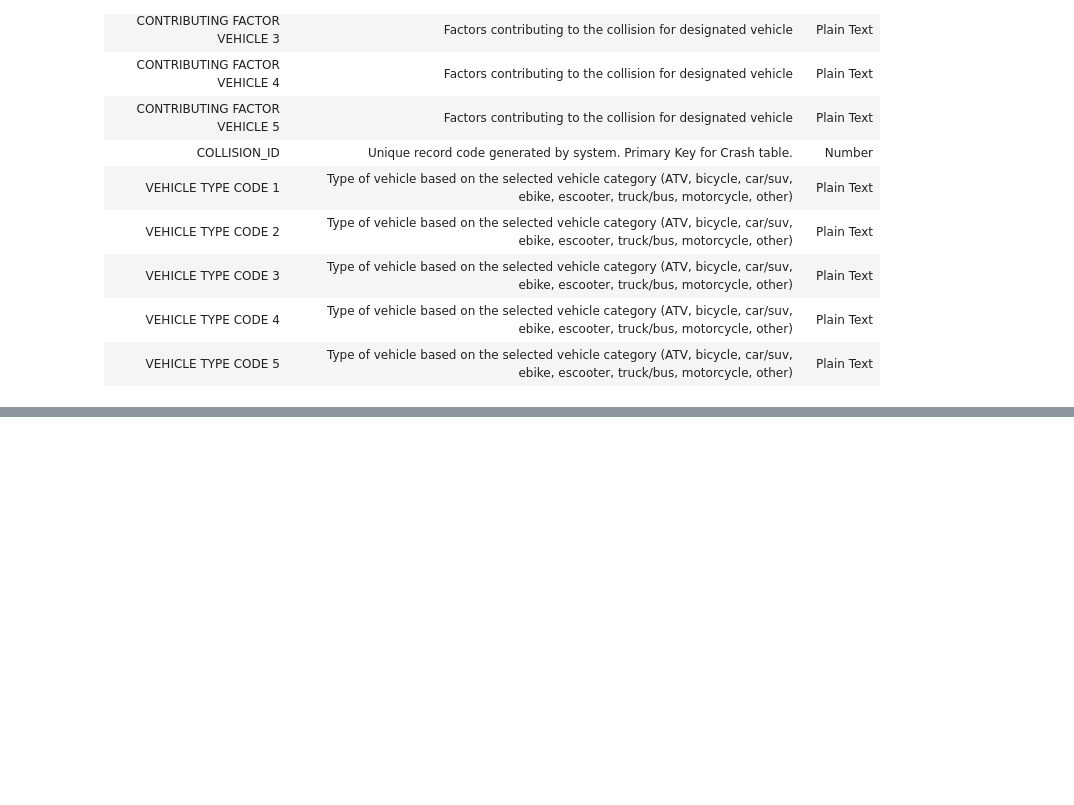
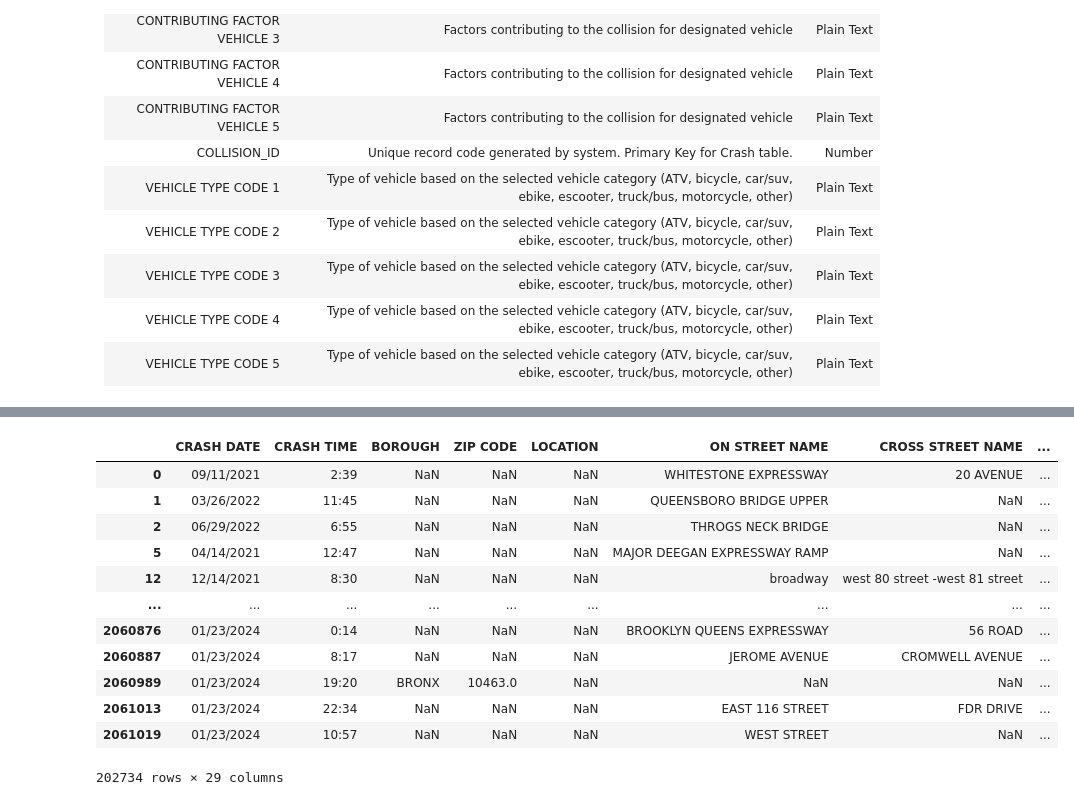
Before and after one commit to arnavailable/motor-vehicle-crashes, a Jupyter notebook: motor.ipynb, the cells around one changed output, grey strips where cells are left out. Saved outputs shown, nothing was run; the diff lists cells and outputs as text; code cells hidden in the pictures; blank space fills up the shorter version.

Commit message:
Location Data Clean
Formalised the code for location data cleaning. Just have to figure out how to run it for 2 million records.

```diff
--- a/motor.ipynb
+++ b/motor.ipynb
@@ -74,0 +100,14 @@ df[['unique_address','LAT_LON']].head()
+# %%
+# Store the location of the address in a new column 'location'
+motor['location'] = motor.LOCATION
+motor.loc[motor.LOCATION.isnull() & motor.Street.notnull(), 'location'] = motor.loc[motor.LOCATION.isnull() & motor.Street.notnull()].Street.apply(lambda x: lat_long(x))
+motor.loc[motor.LOCATION.notnull(), 'location'] = motor.loc[motor.LOCATION.notnull()].LOCATION.apply(lambda x: address(x))
+
+# Populate the LOCATION column with the latitude and longitude of the address
+motor.loc[motor.LOCATION.isnull(), 'LOCATION'] = motor.loc[motor.LOCATION.isnull()].location.apply(lambda x: (x.latitude, x.longitude))
+
+# Populate the BOROUGH column with the latitude and longitude of the address
+motor.loc[motor.BOROUGH.isnull(), 'BOROUGH'] = motor.loc[motor.BOROUGH.isnull()].location.apply(lambda x: borough(x))
+
+# Populate the ZIPCODE column with the latitude and longitude of the address
+motor.loc[motor['ZIP CODE'].isnull(), 'ZIP CODE'] = motor.loc[motor['ZIP CODE'].isnull()].location.apply(lambda x: zipcode(x))
@@ -74,0 +150,5 @@ df[['unique_address','LAT_LON']].head()
+# %%
+motor['BOROUGH1'] = ''
+motor.loc[motor['ZIP CODE'].notnull(), 'BOROUGH1'] = motor.loc[motor['ZIP CODE'].notnull()]['ZIP CODE'].astype(int).apply(lambda x: borough_zip(x))
+# %%
+motor.loc[motor.BOROUGH.isnull() & motor['ZIP CODE'].notnull(), 'BOROUGH'] = motor.loc[motor.BOROUGH.isnull() & motor['ZIP CODE'].notnull()]['ZIP CODE'].apply(lambda x: borough_zip(x))
@@ -74,0 +177,3 @@ df[['unique_address','LAT_LON']].head()
+# %%
+# Drop unnecessary columns
+motor.drop(['location', 'Street', 'LOCATION'], axis = 1, inplace = True)
@@ -74,0 +202,17 @@ df[['unique_address','LAT_LON']].head()
+# %%
+# What to do with these?
+motor.loc[motor.Street.notnull() & motor.LOCATION.isnull()]
+# %% [output]
+|  | CRASH DATE | CRASH TIME | BOROUGH | ZIP CODE | LOCATION | ON STREET NAME | CROSS STREET NAME | ... |
+| 0 | 09/11/2021 | 2:39 | NaN | NaN | NaN | WHITESTONE EXPRESSWAY | 20 AVENUE | ... |
+| 1 | 03/26/2022 | 11:45 | NaN | NaN | NaN | QUEENSBORO BRIDGE UPPER | NaN | ... |
+| 2 | 06/29/2022 | 6:55 | NaN | NaN | NaN | THROGS NECK BRIDGE | NaN | ... |
+| 5 | 04/14/2021 | 12:47 | NaN | NaN | NaN | MAJOR DEEGAN EXPRESSWAY RAMP | NaN | ... |
+| 12 | 12/14/2021 | 8:30 | NaN | NaN | NaN | broadway | west 80 street -west 81 street | ... |
+| ... | ... | ... | ... | ... | ... | ... | ... | ... |
+| 2060876 | 01/23/2024 | 0:14 | NaN | NaN | NaN | BROOKLYN QUEENS EXPRESSWAY | 56 ROAD | ... |
+| 2060887 | 01/23/2024 | 8:17 | NaN | NaN | NaN | JEROME AVENUE | CROMWELL AVENUE | ... |
+| 2060989 | 01/23/2024 | 19:20 | BRONX | 10463.0 | NaN | NaN | NaN | ... |
+| 2061013 | 01/23/2024 | 22:34 | NaN | NaN | NaN | EAST 116 STREET | FDR DRIVE | ... |
+| 2061019 | 01/23/2024 | 10:57 | NaN | NaN | NaN | WEST STREET | NaN | ... |
+202734 rows × 29 columns
```
Also changed, not shown: parts of 14 cells of this notebook, 1 other file.
